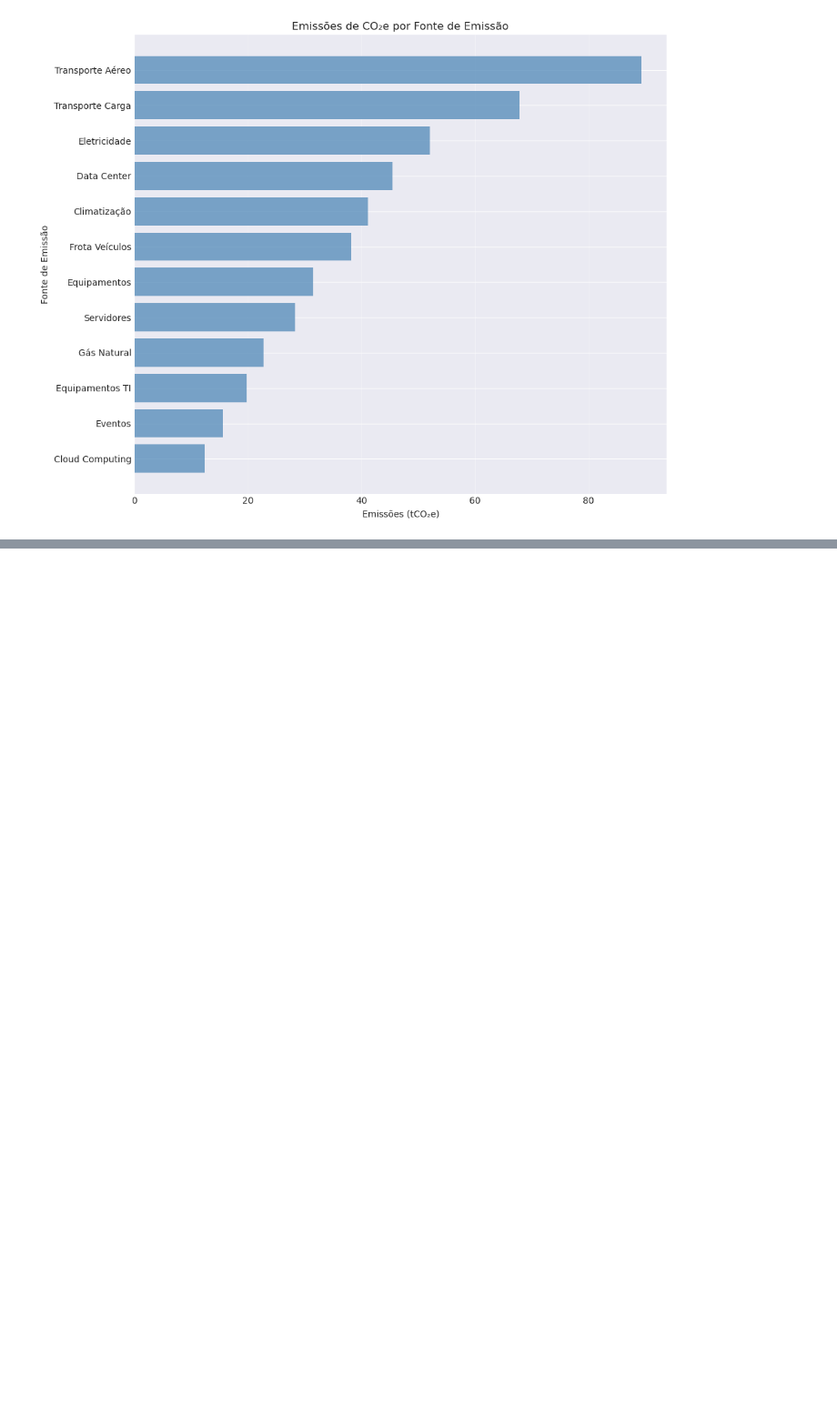
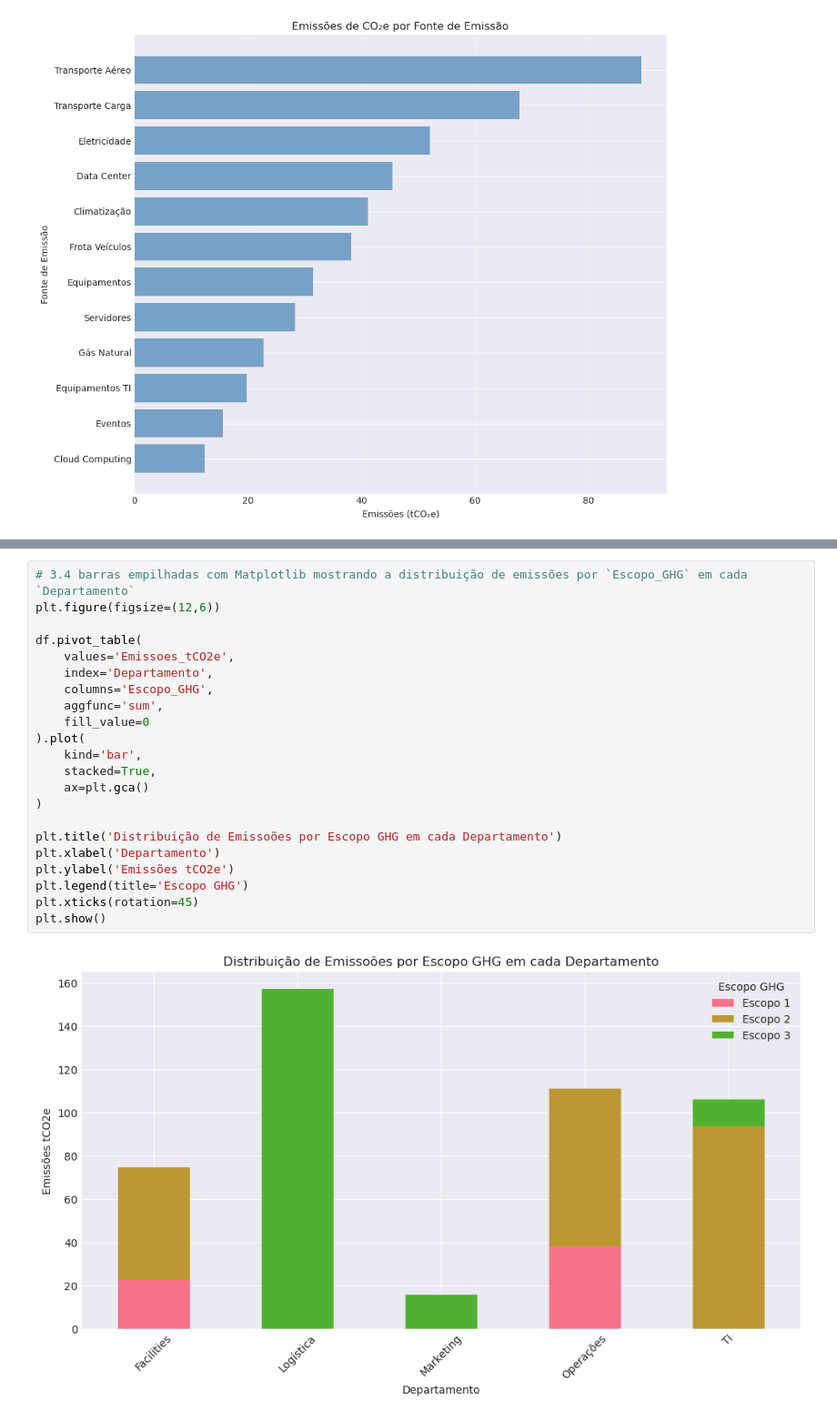
Before and after one commit to esscova/data-trivium, a Jupyter notebook: analytics/010.ipynb, the cells around one changed output, grey strips where cells are left out. Shown at 91% size. Saved outputs shown, nothing was run; the diff lists cells and outputs as text; blank space fills up the shorter version.

```diff
--- a/analytics/010.ipynb
+++ b/analytics/010.ipynb
@@ -354,0 +307,24 @@ Após concluir as tarefas, reflita sobre os seguintes pontos:
+# %%
+# 3.4 barras empilhadas com Matplotlib mostrando a distribuição de emissões por `Escopo_GHG` em cada `Departamento`
+plt.figure(figsize=(12,6))
+
+df.pivot_table(
+    values='Emissoes_tCO2e',
+    index='Departamento',
+    columns='Escopo_GHG',
+    aggfunc='sum',
+    fill_value=0
+).plot(
+    kind='bar',
+    stacked=True,
+    ax=plt.gca()
+)
+
+plt.title('Distribuição de Emissoões por Escopo GHG em cada Departamento')
+plt.xlabel('Departamento')
+plt.ylabel('Emissões tCO2e')
+plt.legend(title='Escopo GHG')
+plt.xticks(rotation=45)
+plt.show()
+# %% [output]
+[figure, added]
```
Also changed, not shown: parts of 15 cells of this notebook.
